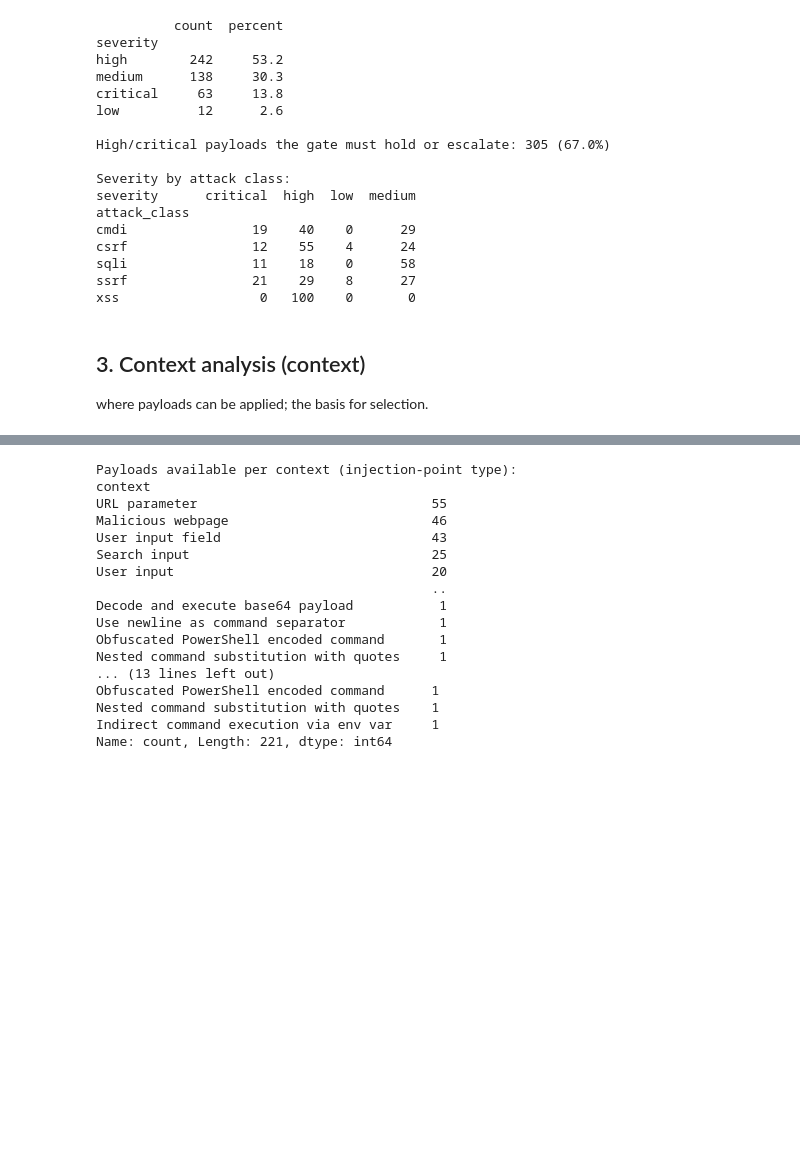
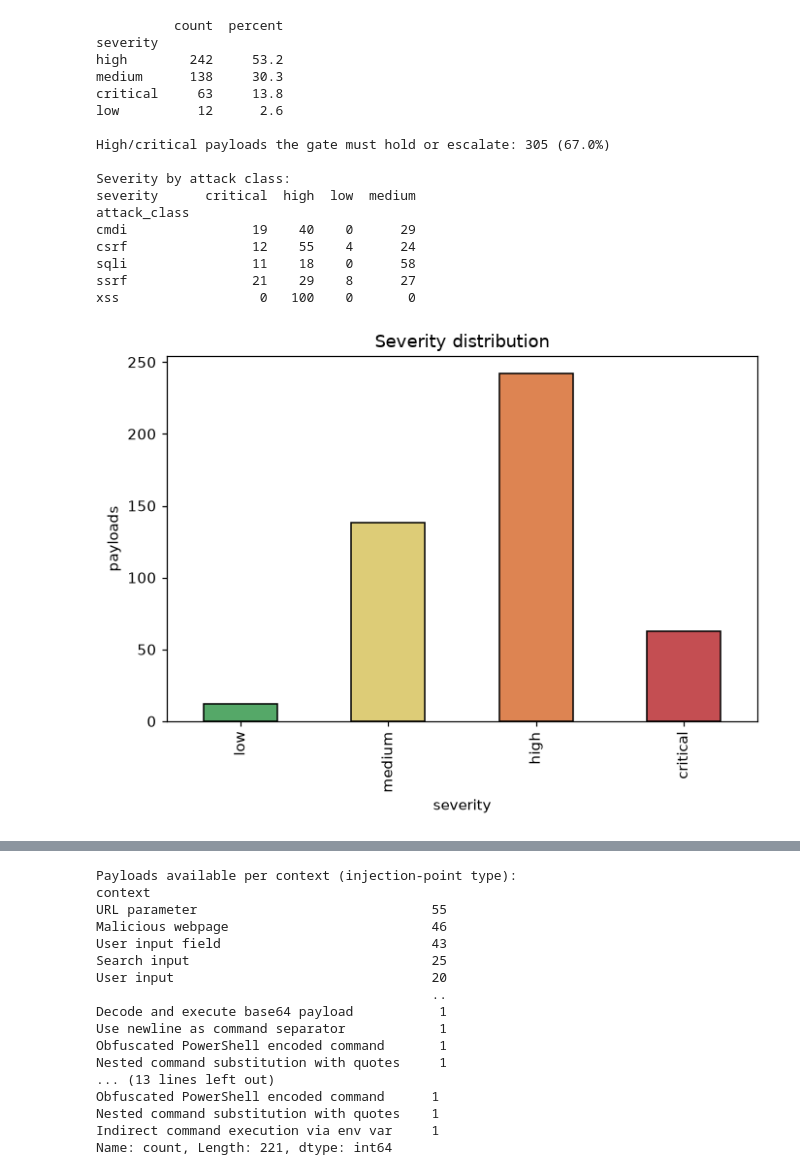
Before and after one commit to yuvrajghag5/RADE, a Jupyter notebook: preprocess/analysis.ipynb, the cells around one changed output, grey strips where cells are left out. Drawn from its saved outputs; the diff is of its cells as text; code cells hidden in the pictures; blank space fills up the shorter version.

```diff
--- a/preprocess/analysis.ipynb
+++ b/preprocess/analysis.ipynb
@@ -112,7 +158,12 @@ csrf                12    55    4      24
 sqli                11    18    0      58
 ssrf                21    29    8      27
 xss                  0   100    0       0
-# %% [markdown]
-##  3. Context analysis (context)
-
-where payloads can be applied; the basis for selection.
+# %%
+sev_order = ["low", "medium", "high", "critical"]
+sev = df["severity"].value_counts().reindex(sev_order).fillna(0).astype(int)
+ax = sev.plot(kind="bar", color=["#55A868","#DDCC77","#DD8452","#C44E52"],
+              edgecolor="black")
+ax.set_title("Severity distribution"); ax.set_ylabel("payloads")
+plt.tight_layout(); plt.show()
+# %% [output]
+[figure, added]
```
Also changed, not shown: parts of 41 cells of this notebook, 20 other files.
